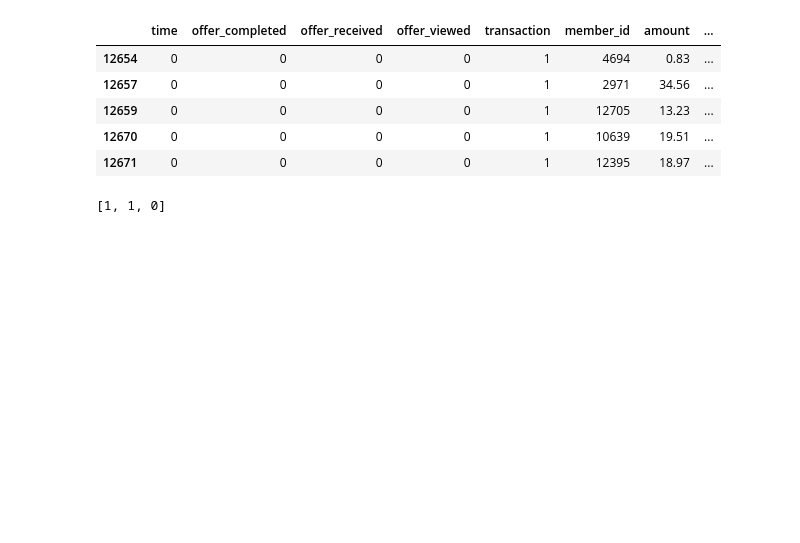
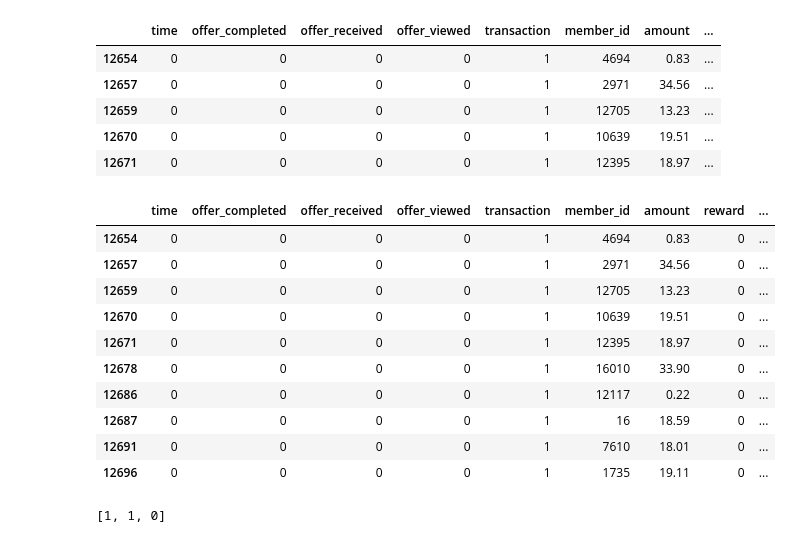
Before and after one commit to blowe615/starbucks_offers, a Jupyter notebook: starbucks_offers.ipynb, the cells around one changed output. Drawn from its saved outputs; the diff is of its cells as text; code cells hidden in the pictures; blank space fills up the shorter version.

```diff
--- a/starbucks_offers.ipynb
+++ b/starbucks_offers.ipynb
@@ -328,12 +328,12 @@ def encode_column(df,column,col_list):
     df (pandas dataframe): the original df with encoded columns and without the original column
     '''
     for col in col_list: # loop through the list of values in column
-        df[col] = 0 # initialize each new column with 0's
-        for idx in df.index: # loop through the indices of the df
-            if col in df.loc[idx,column]:
-                df.loc[idx,col] = 1 # assign a value of 1 to the corresponding index,column if it is in the 'column'
+        df.loc[:,col] = 0 # initialize each new column with 0's
+    for idx in df.index: # loop through the indices of the df
+        for value in df.loc[idx,column]:
+            df.loc[idx,value] = 1 # assign a value of 1 to the corresponding index,column that corresponds to 'value'
     # drop the original column
-    df.drop(columns=column,inplace=True)
+    df = df.drop(columns=column)
     return df
 # %%
 # run the 'encode_column' function on the 'channels' column in 'portfolio' df and assign to 'portfolio_encoded'
@@ -855,6 +847,24 @@ transactions.head()
 | 12659 | 0 | 0 | 0 | 0 | 1 | 12705 | 13.23 | ... |
 | 12670 | 0 | 0 | 0 | 0 | 1 | 10639 | 19.51 | ... |
 | 12671 | 0 | 0 | 0 | 0 | 1 | 12395 | 18.97 | ... |
+# %%
+# run encode_column function on 'active_offers' to one hot encode
+transactions_encoded = encode_column(transactions,'active_offers',range(11))
+
+# preview transactions_encoded df
+transactions_encoded
+# %% [output]
+|  | time | offer_completed | offer_received | offer_viewed | transaction | member_id | amount | reward | ... |
+| 12654 | 0 | 0 | 0 | 0 | 1 | 4694 | 0.83 | 0 | ... |
+| 12657 | 0 | 0 | 0 | 0 | 1 | 2971 | 34.56 | 0 | ... |
+| 12659 | 0 | 0 | 0 | 0 | 1 | 12705 | 13.23 | 0 | ... |
+| 12670 | 0 | 0 | 0 | 0 | 1 | 10639 | 19.51 | 0 | ... |
+| 12671 | 0 | 0 | 0 | 0 | 1 | 12395 | 18.97 | 0 | ... |
+| 12678 | 0 | 0 | 0 | 0 | 1 | 16010 | 33.90 | 0 | ... |
+| 12686 | 0 | 0 | 0 | 0 | 1 | 12117 | 0.22 | 0 | ... |
+| 12687 | 0 | 0 | 0 | 0 | 1 | 16 | 18.59 | 0 | ... |
+| 12691 | 0 | 0 | 0 | 0 | 1 | 7610 | 18.01 | 0 | ... |
+| 12696 | 0 | 0 | 0 | 0 | 1 | 1735 | 19.11 | 0 | ... |
 # %%
 def get_valid_completions(time,reward_id):
     valid = 0
```
Also changed, not shown: parts of 2 cells of this notebook.
